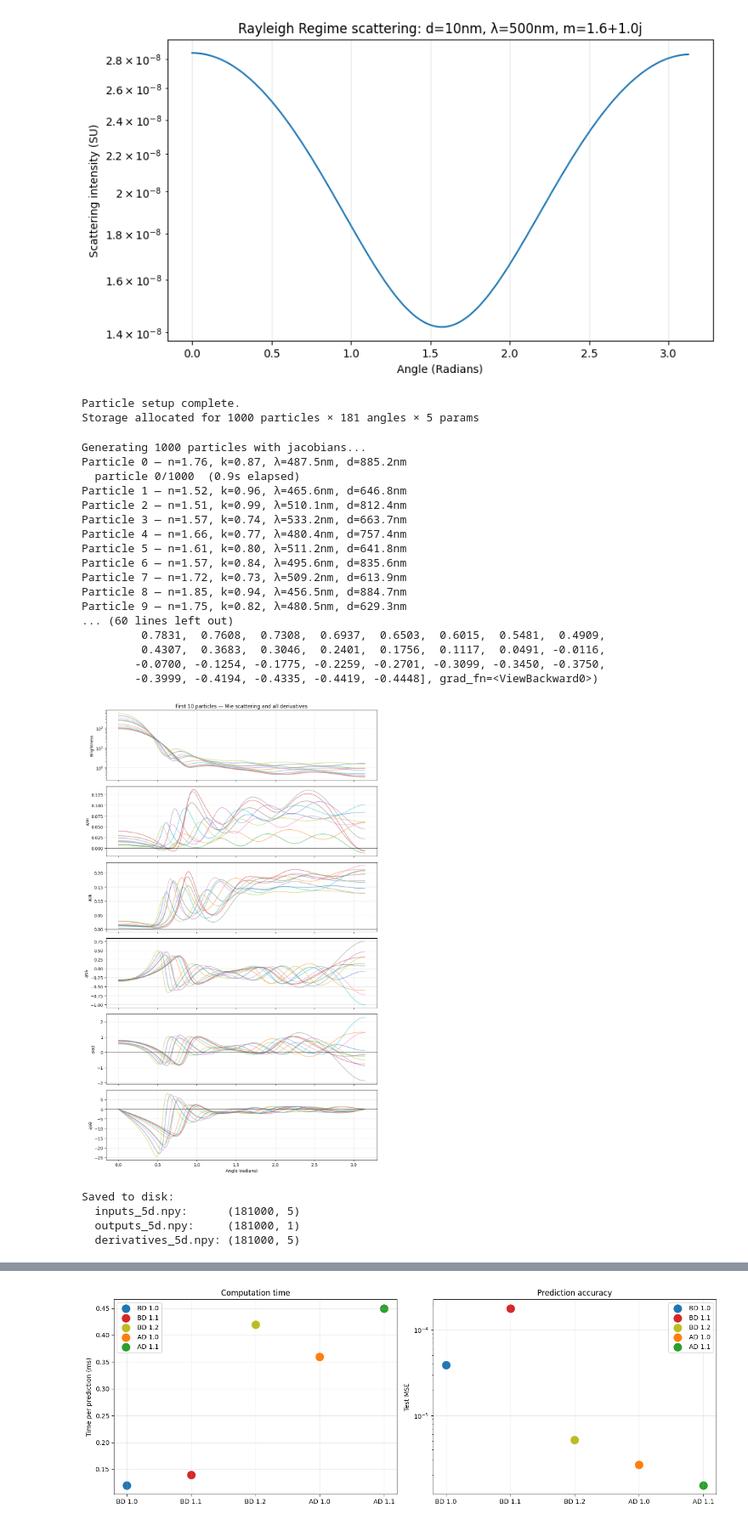
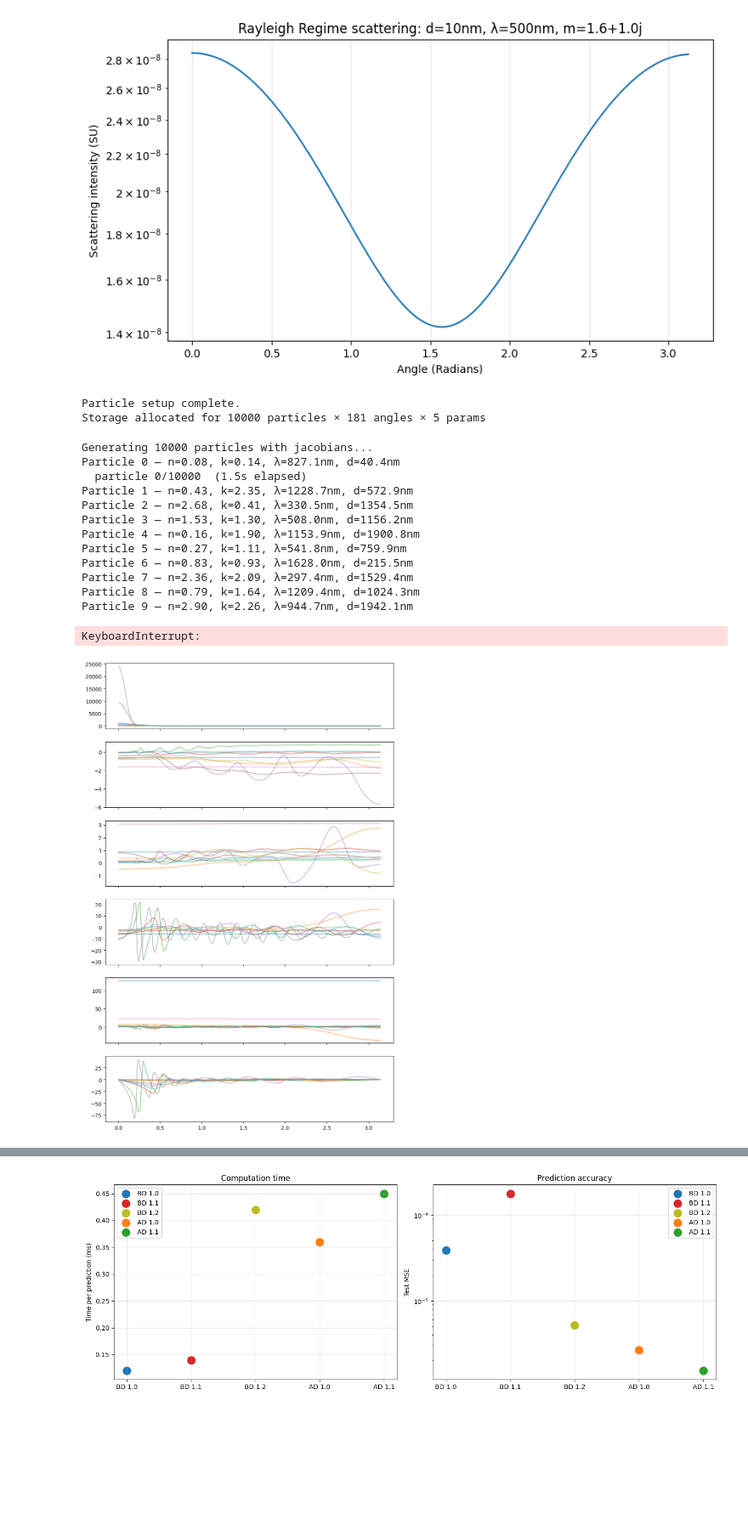
Before and after one commit to james-613/Modified_pyMieScatt_NN, a Jupyter notebook: NN_with_all_derivatives copy.ipynb, the cells around one changed output, grey strips where cells are left out. Shown at 85% size. Cells and saved outputs as stored; diff of their text form; code cells hidden in the pictures; blank space fills up the shorter version.

```diff
--- a/NN_with_all_derivatives copy.ipynb
+++ b/NN_with_all_derivatives copy.ipynb
@@ -48,7 +48,7 @@ plt.show()
 # %% [output]
 [figure]
 # %%
-N_PARTICLES = 1000
+N_PARTICLES = 20000
 N_ANGLES = 181
 
 # Particle-level storage: shape (N_PARTICLES, N_ANGLES, ...)
@@ -60,10 +60,10 @@ particle_derivatives = np.zeros((N_PARTICLES, N_ANGLES, 5)) # full jacobian stor
 # The blueprint function: takes 5 normalized inputs, returns log scattering
 def compute_log_scattering(n_norm, k_norm, wavelength_norm, diameter_norm, theta_norm):
     # Convert normalized to physical values
-    wavelength = wavelength_norm * 100 + 450
-    diameter   = diameter_norm * 300 + 600
-    n          = n_norm * 0.36 + 1.5
-    k          = k_norm * 0.32 + 0.68
+    wavelength = wavelength_norm * 1900 + 100
+    diameter   = diameter_norm * 1980 + 20
+    n          = n_norm * 3 + 0
+    k          = k_norm * 2.5 + 0
     theta_rad  = theta_norm * torch.pi
 
     # pyMieDiff setup
@@ -82,7 +82,7 @@ print("Particle setup complete.")
 print(f"Storage allocated for {N_PARTICLES} particles × {N_ANGLES} angles × 5 params")
 # %% [output]
 Particle setup complete.
-Storage allocated for 1000 particles × 181 angles × 5 params
+Storage allocated for 10000 particles × 181 angles × 5 params
 # %%
 print(f"Generating {N_PARTICLES} particles with jacobians...")
 
@@ -111,10 +111,10 @@ for p in range(N_PARTICLES):
         scattering = 10 ** log_scattering
 
      # Convert normalized to physics values for storage
-    wavelength_val = wavelength_norm.item() * 100 + 450
-    diameter_val   = diameter_norm.item() * 300 + 600
-    n_val          = n_norm.item() * 0.36 + 1.5
-    k_val          = k_norm.item() * 0.32 + 0.68
+    wavelength_val = wavelength_norm.item() * 1900 + 100
+    diameter_val   = diameter_norm.item() * 1980 + 20
+    n_val          = n_norm.item() * 3 + 0
+    k_val          = k_norm.item() * 2.5 + 0
 
     # Store inputs
     particle_inputs[p, :, 0] = n_val
@@ -157,55 +157,47 @@ print(f"\nDone! Total time: {total_time:.1f}s ({total_time/N_PARTICLES:.2f}s per
 print(jacobian_derivative[3])
 
 # After the loop:
 axes[0].set_ylabel('Brightness')
 axes[0].set_title('First 10 particles — Mie scattering and all derivatives')
 axes[0].set_yscale('log')
 axes[1].set_ylabel('∂/∂n')
 axes[2].set_ylabel('∂/∂k')
 axes[3].set_ylabel('∂/∂λ')
 axes[4].set_ylabel('∂/∂d') # prints out nothin so diameter is broken in pyMieDiff autograd
 axes[5].set_ylabel('∂/∂θ')
 axes[5].set_xlabel('Angle (radians)')
 
 for ax in axes:
     ax.grid(True, alpha=0.3)
     ax.axhline(y=0, color='black', linewidth=0.5)
 
 plt.tight_layout()
 plt.show()
 
 # Save data to disk so we don't regenerate
 np.save('inputs_5d.npy', particle_inputs.reshape(-1, 5))
 np.save('outputs_5d.npy', particle_outputs.reshape(-1, 1))
 np.save('derivatives_5d.npy', particle_derivatives.reshape(-1, 5))
 
 print("\nSaved to disk:")
 print(f"  inputs_5d.npy:      {particle_inputs.reshape(-1, 5).shape}")
 print(f"  outputs_5d.npy:     {particle_outputs.reshape(-1, 1).shape}")
 print(f"  derivatives_5d.npy: {particle_derivatives.reshape(-1, 5).shape}")
 # %% [output]
-Generating 1000 particles with jacobians...
-Particle 0 — n=1.76, k=0.87, λ=487.5nm, d=885.2nm
-  particle 0/1000  (0.9s elapsed)
-Particle 1 — n=1.52, k=0.96, λ=465.6nm, d=646.8nm
-Particle 2 — n=1.51, k=0.99, λ=510.1nm, d=812.4nm
-Particle 3 — n=1.57, k=0.74, λ=533.2nm, d=663.7nm
-Particle 4 — n=1.66, k=0.77, λ=480.4nm, d=757.4nm
-Particle 5 — n=1.61, k=0.80, λ=511.2nm, d=641.8nm
-Particle 6 — n=1.57, k=0.84, λ=495.6nm, d=835.6nm
-Particle 7 — n=1.72, k=0.73, λ=509.2nm, d=613.9nm
-Particle 8 — n=1.85, k=0.94, λ=456.5nm, d=884.7nm
-Particle 9 — n=1.75, k=0.82, λ=480.5nm, d=629.3nm
-... (60 lines left out)
-         0.7831,  0.7608,  0.7308,  0.6937,  0.6503,  0.6015,  0.5481,  0.4909,
-         0.4307,  0.3683,  0.3046,  0.2401,  0.1756,  0.1117,  0.0491, -0.0116,
-        -0.0700, -0.1254, -0.1775, -0.2259, -0.2701, -0.3099, -0.3450, -0.3750,
-        -0.3999, -0.4194, -0.4335, -0.4419, -0.4448], grad_fn=<ViewBackward0>)
+Generating 10000 particles with jacobians...
+Particle 0 — n=0.08, k=0.14, λ=827.1nm, d=40.4nm
+  particle 0/10000  (1.5s elapsed)
+Particle 1 — n=0.43, k=2.35, λ=1228.7nm, d=572.9nm
+Particle 2 — n=2.68, k=0.41, λ=330.5nm, d=1354.5nm
+Particle 3 — n=1.53, k=1.30, λ=508.0nm, d=1156.2nm
+Particle 4 — n=0.16, k=1.90, λ=1153.9nm, d=1900.8nm
+Particle 5 — n=0.27, k=1.11, λ=541.8nm, d=759.9nm
+Particle 6 — n=0.83, k=0.93, λ=1628.0nm, d=215.5nm
+Particle 7 — n=2.36, k=2.09, λ=297.4nm, d=1529.4nm
+Particle 8 — n=0.79, k=1.64, λ=1209.4nm, d=1024.3nm
+Particle 9 — n=2.90, k=2.26, λ=944.7nm, d=1942.1nm
+KeyboardInterrupt:
-[figure, old version]
+[figure, new version]
-Saved to disk:
-  inputs_5d.npy:      (181000, 5)
-  outputs_5d.npy:     (181000, 1)
-  derivatives_5d.npy: (181000, 5)
 # %%
 inputs_saved = np.load('inputs_5d.npy')           # (N, 5)
 outputs_saved = np.load('outputs_5d.npy')         # (N, 1)
```
Also changed, not shown: parts of 13 cells of this notebook, 4 other files.
